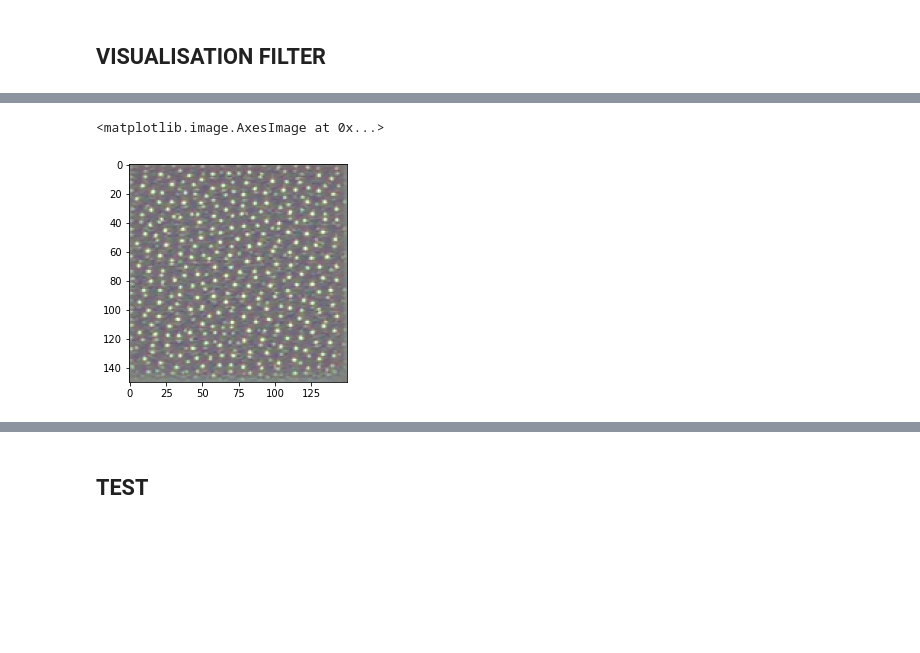
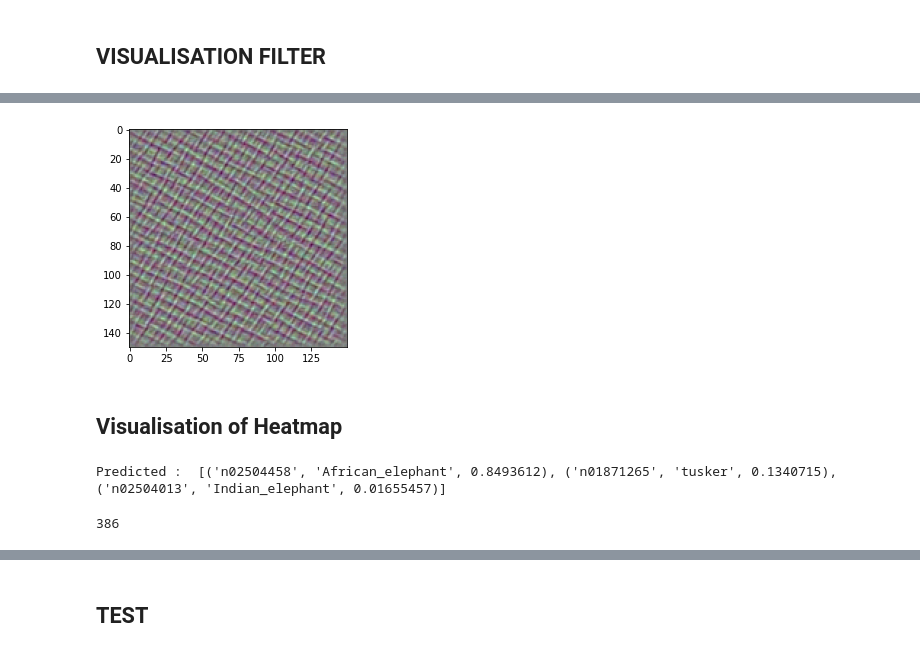
Before and after one commit to CamilleGreen5/Deep_Learning_with_Python, a Jupyter notebook: Classification_dog_cat.ipynb, the cells around one changed output, grey strips where cells are left out. Saved outputs shown, nothing was run; the diff lists cells and outputs as text; code cells hidden in the pictures; blank space fills up the shorter version.

```diff
--- a/Classification_dog_cat.ipynb
+++ b/Classification_dog_cat.ipynb
@@ -289,6 +291,9 @@ for layer_name, layer_activation in zip(layer_names, activations):
 ## **VISUALISATION FILTER**
 # %%
 def deprocess_image(x):
+    """
+    function to normalize the filter array and convert it to image standard
+    """
     x -= x.mean()
     x /= (x.std() + 1e-5)
     x *= 0.1
@@ -299,28 +304,39 @@ def deprocess_image(x):
     return x
 
 def generate_pattern(layer_name, filter_index, size=150):
-    layer_output = model.get_layer(layer_name).output
-    loss = K.mean(layer_output[:,:,:, filter_index])
+    """
+    generate the patern of a filter from a blank input image with gradient ascent
+    - layer_name : name of the layerin which is the filter
+    - filter_index : index of the filter among the other filters of the layer
+    - return : image of the pattern
+    """
 
-    grads = K.gradients(loss, model.input)[0]
-    grads /= (K.sqrt(K.mean(K.square(grads))) + 1e-5)
+    layer_output = model.get_layer(layer_name).output # select the output
+    loss = K.mean(layer_output[:,:,:, filter_index]) # compute the mean of the filter
 
-    iterate = K.function([model.input], [loss, grads])
-    loss_value, grads_value = iterate([np.zeros((1, size, size, 3))])
+    grads = K.gradients(loss, model.input)[0] # returns the gradients of loss w.r.t. variables
+    grads /= (K.sqrt(K.mean(K.square(grads))) + 1e-5) # normalisation of the gradient to keep the magnitude in the same range
 
-    input_img_data = np.random.random((1, size, size, 3))*20 +128
-    step = 1
-    for i in range(40):
+    iterate = K.function([model.input], [loss, grads]) # instantiates a Keras function (tensorflow 1)
+    # loss_value, grads_value = iterate([np.zeros((1, size, size, 3))])
+
+    input_img_data = np.random.random((1, size, size, 3))*20 +128  # random image
+    step = 1.
+    for i in range(40): # iterating the gradient ascent applying the function
         loss_value, grads_value = iterate([input_img_data])
         input_img_data += grads_value*step
     img = input_img_data[0]
 
     return deprocess_image(img)
 # %%
+# Maximizing the response of a specific filter from a blank input image with gradient ascent
+
 tf.compat.v1.disable_eager_execution()
+
 model = VGG16(weights='imagenet', include_top=False)
 layer_name = 'block3_conv1'
-filter_index = 0
+filter_index = 5
+
 pattern = generate_pattern(layer_name, filter_index)
 plt.imshow(pattern)
 # %% [output]
@@ -329,3 +344,2 @@ Downloading data from https://storage.googleapis.com/tensorflow/keras-applicatio
-<matplotlib.image.AxesImage at 0x...>
-[figure, old version]
+[figure, new version]
 # %%
@@ -346,3 +362,5 @@ for i in range(8):
 
 fig = plt.figure(figsize=(20, 20))
 plt.imshow(results)
+# %% [markdown]
+## **Visualisation of Heatmap**
@@ -348,0 +376,9 @@ plt.imshow(results)
+# %%
+# observe prediction
+
+preds = model.predict(x)
+print('Predicted : ', decode_predictions(preds, top=3)[0])
+np.argmax(preds[0])
+# %% [output]
+Predicted :  [('n02504458', 'African_elephant', 0.8493612), ('n01871265', 'tusker', 0.1340715), ('n02504013', 'Indian_elephant', 0.01655457)]
+386
```
Also changed, not shown: parts of 8 cells of this notebook.
